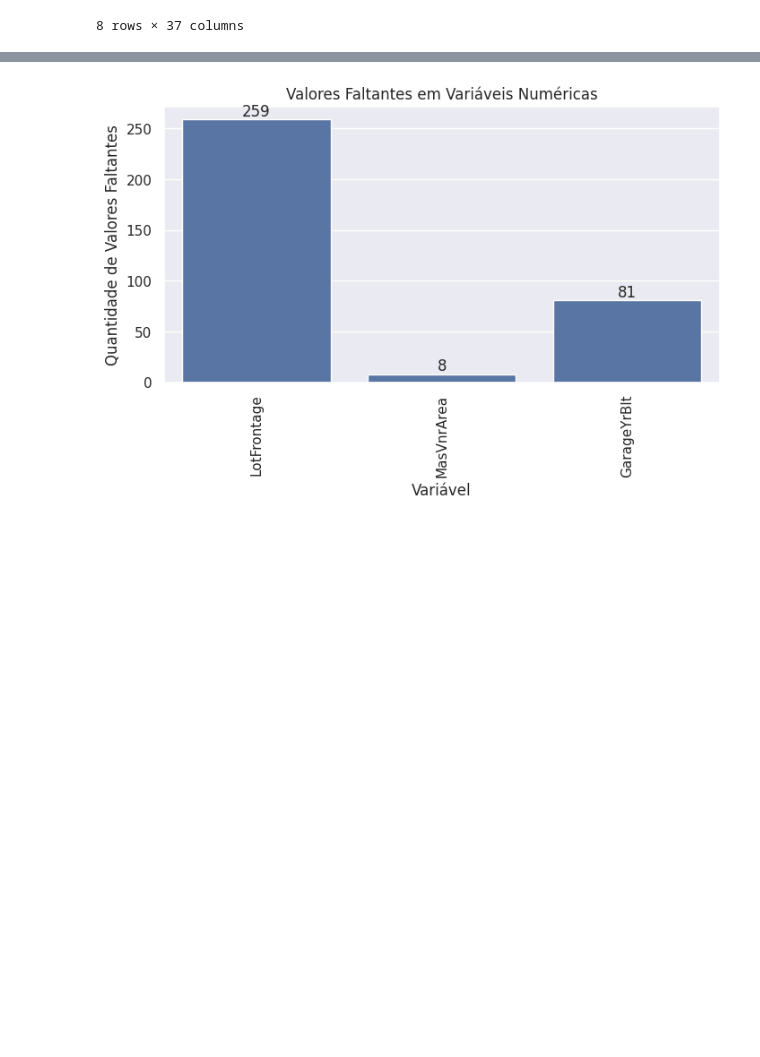
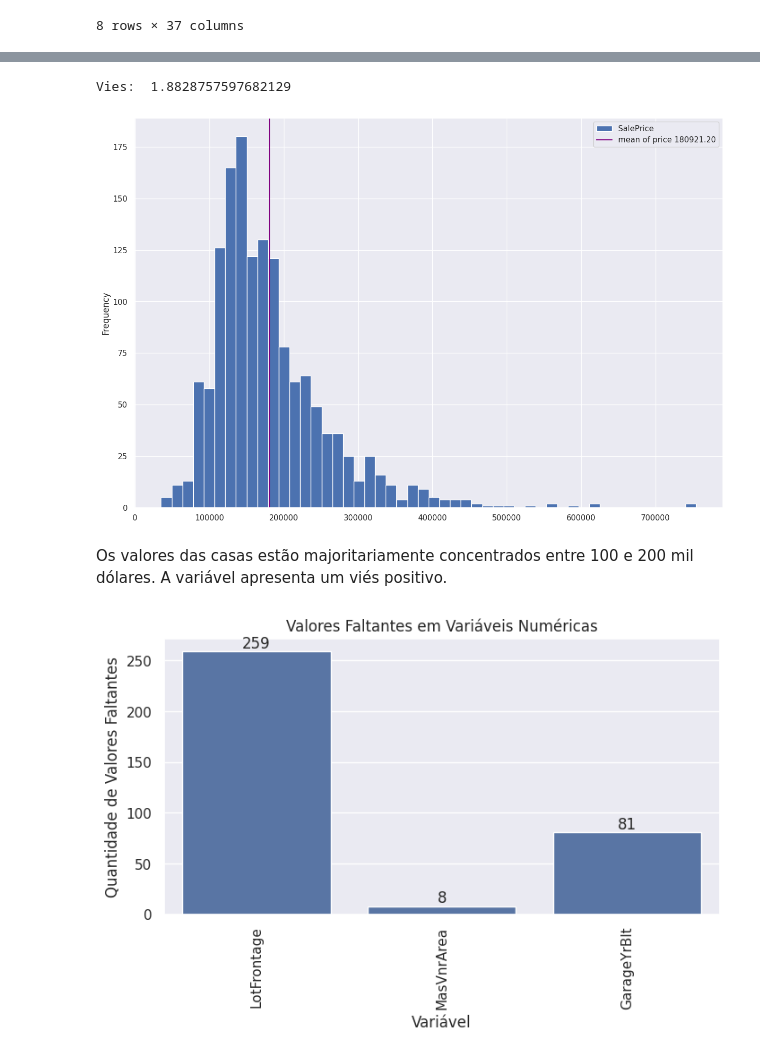
Before and after one commit to filipecajado/Analise-Precos-De-Casas, a Jupyter notebook: analise_precoscasa.ipynb, the cells around one changed output, grey strips where cells are left out. Saved outputs shown, nothing was run; the diff lists cells and outputs as text; code cells hidden in the pictures; blank space fills up the shorter version.

```diff
--- a/analise_precoscasa.ipynb
+++ b/analise_precoscasa.ipynb
@@ -62 +108,11 @@ data.describe()
+# %%
+data.SalePrice.plot(kind='hist',figsize=(15,10),bins=50)
+plt.axvline(data.SalePrice.mean(),label=f'mean of price {data.SalePrice.mean():.2f}',color='purple')
+print('Vies: ',data.SalePrice.skew())
+plt.legend();
+# %% [output]
+Vies:  1.8828757597682129
+[figure, added]
+# %% [markdown]
+Os valores das casas estão majoritariamente concentrados entre 100 e 200 mil dólares. A variável apresenta um viés positivo.
 # %%
```
Also changed, not shown: parts of 24 cells of this notebook.
